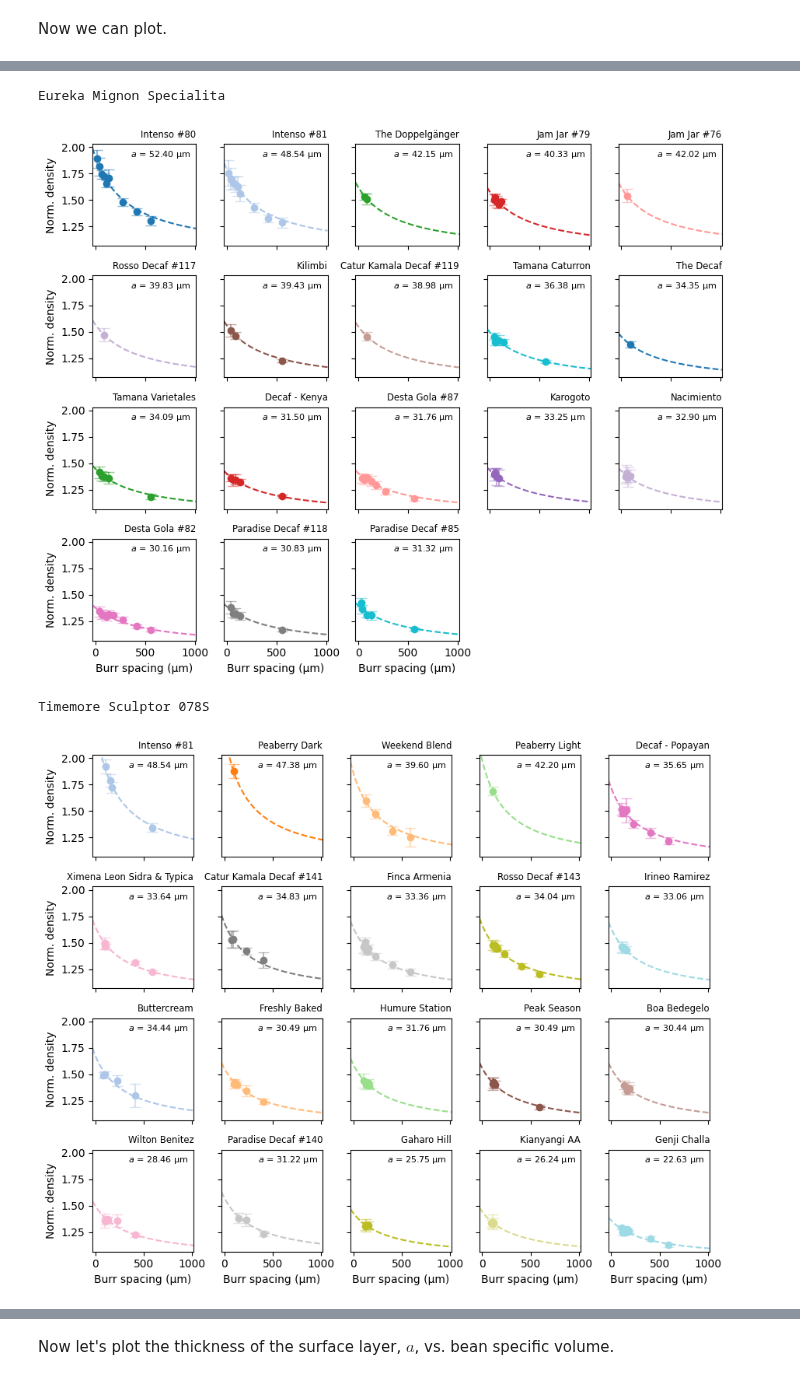
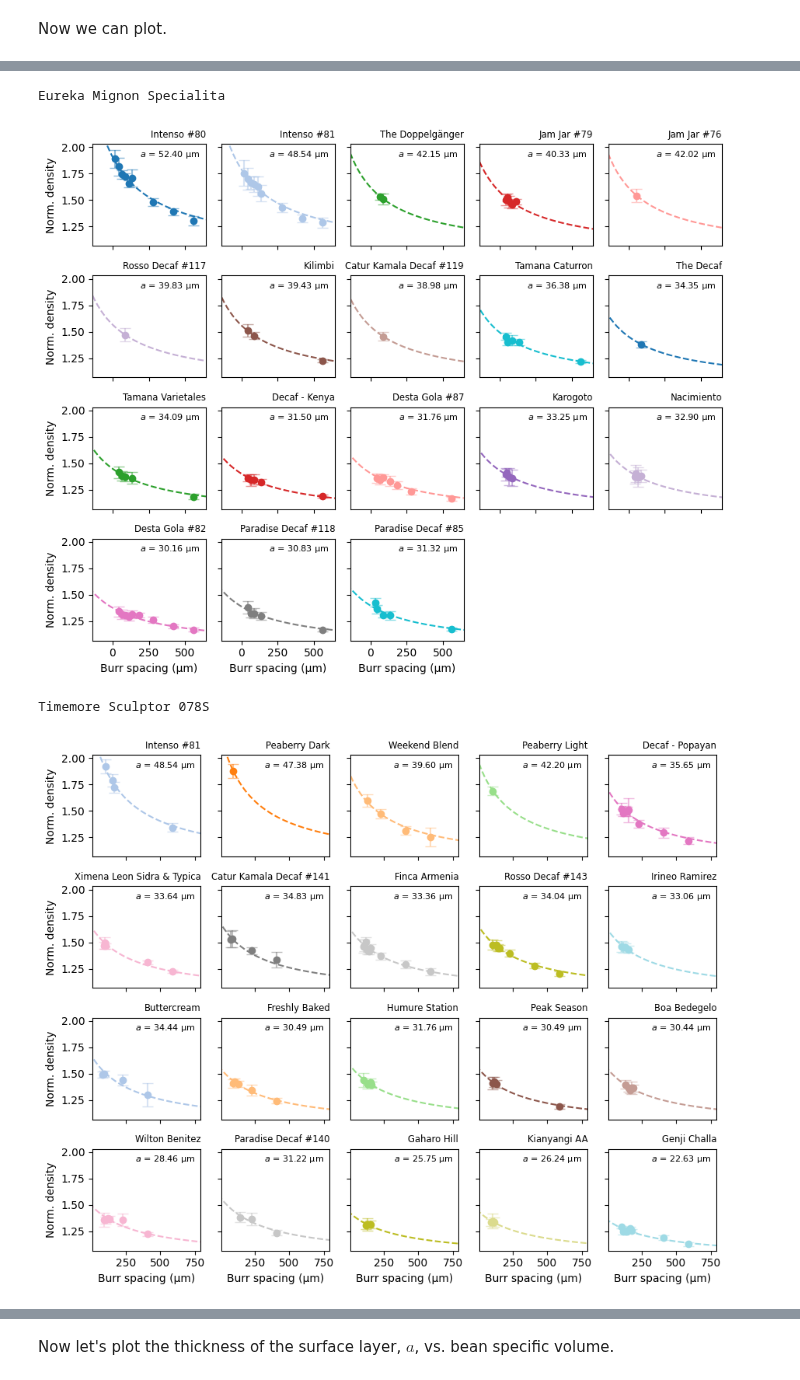
Before and after one commit to quantitativecafe/blog, a Jupyter notebook: gas-pycnometry-3/analysis.ipynb, the cells around one changed output, grey strips where cells are left out. Drawn from its saved outputs; the diff is of its cells as text; code cells hidden in the pictures.

```diff
--- a/gas-pycnometry-3/analysis.ipynb
+++ b/gas-pycnometry-3/analysis.ipynb
@@ -1151,3 +1152,34 @@ grinders.tail()
 | 4 | 1Zpresso J-Ultra |
 # %% [markdown]
 Now we can plot.
+# %%
+# precompute arrays once
+trial_burr_spacing = trials.apply(get_burr_spacing, axis=1).values
+trial_grinder_ids = trials.apply(get_grinder_id, axis=1).values
+trial_bag_ids = trials.apply(get_bag_id, axis=1).values
+
+# initialize to infinities
+xmin =  np.inf
+xmax = -np.inf
+
+for grinder_id in unique_grinder_ids:
+    d0 = d0_results[grinder_id]
+
+    for bag_id, *_ in bag_info_with_fit:
+        if bag_id not in a_results:
+            continue
+
+        # select only the trials for this grinder & bag
+        mask = (trial_bag_ids == bag_id) & (trial_grinder_ids == grinder_id)
+        bs   = trial_burr_spacing[mask] - d0
+
+        if bs.size:
+            xmin = min(xmin, bs.min())
+            xmax = max(xmax, bs.max())
+
+# pad by 10%
+rng  = xmax - xmin
+xmin -= rng * 0.1
+xmax += rng * 0.1
+
+print(xmin, xmax)
@@ -1154,12 +1188,6 @@ Now we can plot.
 # %%
 # Define the number of columns for subplots
 ncols = 5
-
-trial_burr_spacing = trials.apply(get_burr_spacing, axis=1).values
-trial_grinder_ids = trials.apply(get_grinder_id, axis=1).values
-trial_bag_ids = trials.apply(get_bag_id, axis=1).values
-
-unique_grinder_ids = np.unique(grinder_ids)
 
 for grinder_id in unique_grinder_ids:
     # Get trials for this grinder
@@ -1244,42 +1272,46 @@ for grinder_id in unique_grinder_ids:
 
         if samples_found:
             # Plot the fit
-            xs = np.linspace(*xlim)
+            xs = np.linspace(d0_results[grinder_id] + 500, d0_results[grinder_id] + 1500)
             ys = density_func(xs, d0_results[grinder_id], a_results[bag_id])
             ax.plot(xs, ys, ls='--', color=color)
 
             # Add text to plot
             ax.text(0.95, 0.95, f'$a$ = {a_results[bag_id]:.2f} µm', fontsize=8,
                      horizontalalignment='right', verticalalignment='top',
                      transform=ax.transAxes)
 
             # Set axis labels
             if int(plot_count / ncols) == nrows - 1:
                 ax.set_xlabel("Burr spacing (µm)")
             if plot_count % ncols == 0:
                 ax.set_ylabel('Norm. density')
 
             # Add title to the subplot
             ax.set_title(label, loc='right', fontsize='small')
 
             # Get plot limits
-            ax.set_xlim(xlim)
+            x1 = d0_results[grinder_id] + xmin
+            x2 = d0_results[grinder_id] + xmax
+            ax.set_xlim(x1, x2)
             ax.set_ylim(ylim)
+
+            ax.xaxis.set_major_locator(MultipleLocator(250))
 
             plot_count += 1
 
     # Hide unused axes
     for i in range(plot_count, nrows * ncols):
         if (nrows == 1):
             axs[i].axis('off')
         else:
             axs[int(i / ncols), i % ncols].axis('off')
 
     plt.tight_layout()
     plt.show()
 # %% [output]
 Eureka Mignon Specialita
-[figure, old version]
+[figure, new version]
 Timemore Sculptor 078S
-[figure, old version]
+[figure, new version]
 1Zpresso J-Ultra
```
Also changed, not shown: parts of 4 cells of this notebook.
